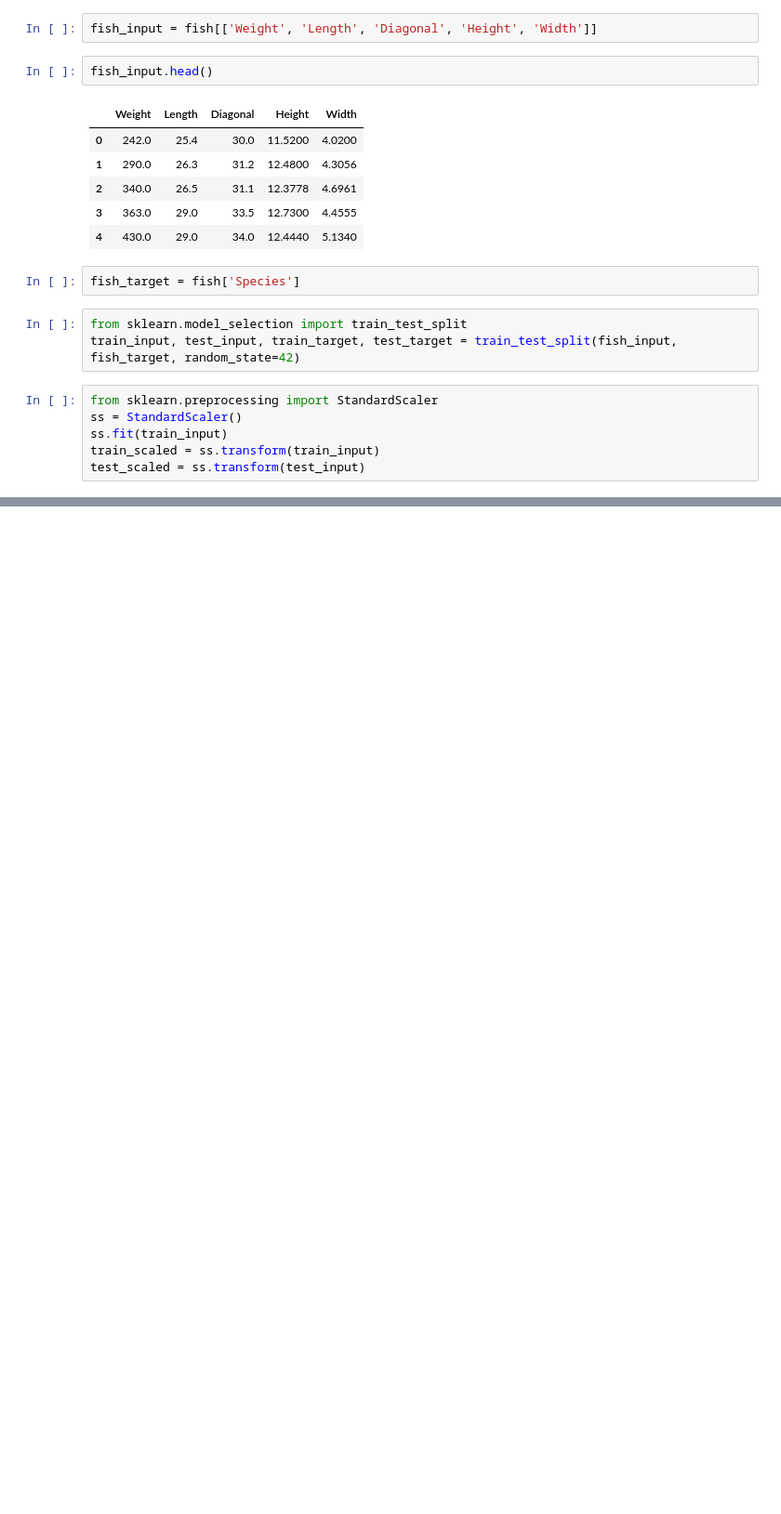
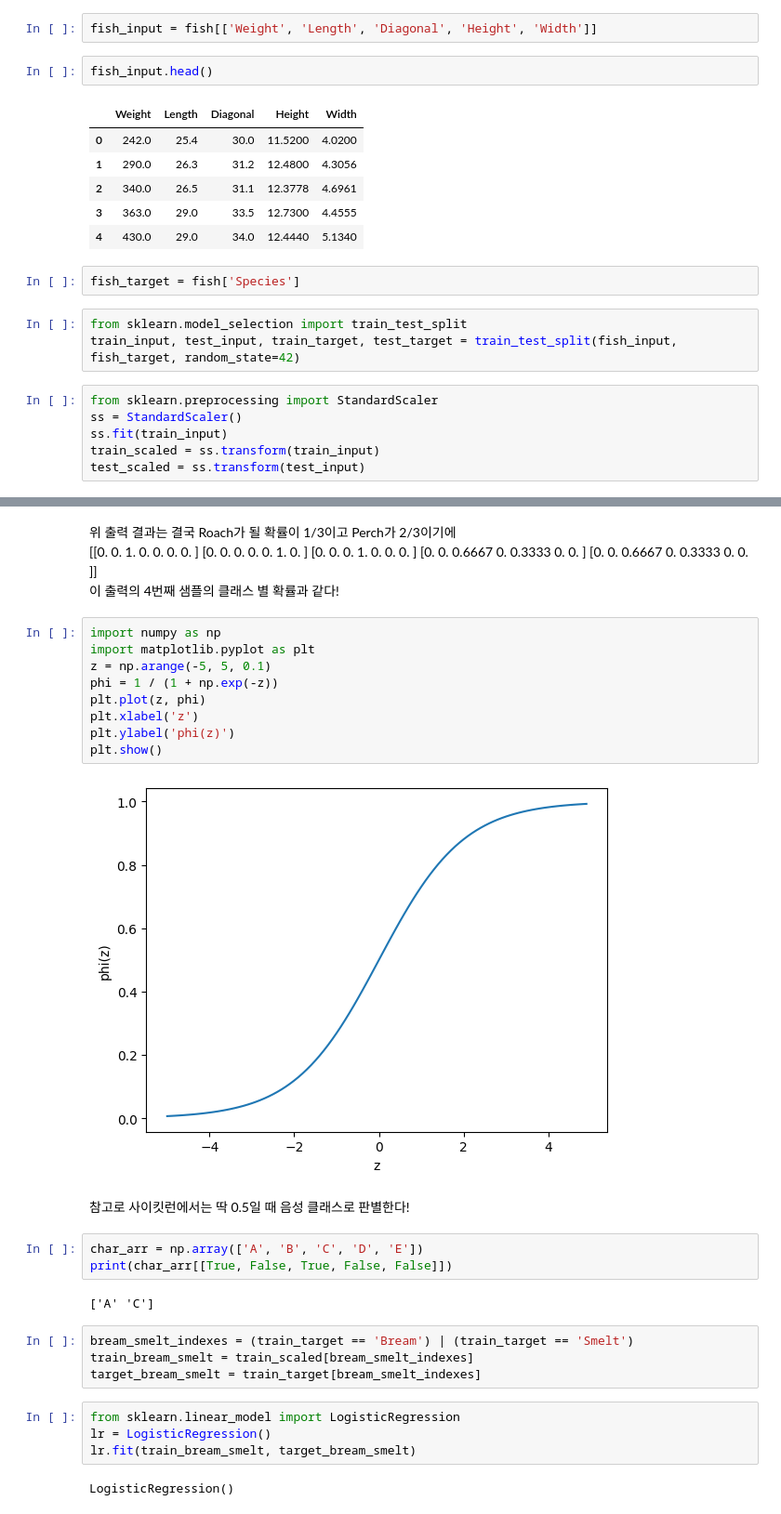
Before and after one commit to DelosIndustry/HongongML-DL_stduy, a Jupyter notebook: hongongDL.ipynb, the cells around one changed output, grey strips where cells are left out. Shown at 93% size. Cells and saved outputs as stored; diff of their text form; blank space fills up the shorter version.

```diff
--- a/hongongDL.ipynb
+++ b/hongongDL.ipynb
@@ -861,0 +894,36 @@ print(kn.score(test_scaled, test_target))
+# %% [markdown]
+위 출력 결과는 결국 Roach가 될 확률이 1/3이고 Perch가 2/3이기에
+[[0.     0.     1.     0.     0.     0.     0.    ]
+ [0.     0.     0.     0.     0.     1.     0.    ]
+ [0.     0.     0.     1.     0.     0.     0.    ]
+ [0.     0.     0.6667 0.     0.3333 0.     0.    ]
+ [0.     0.     0.6667 0.     0.3333 0.     0.    ]]
+ 이 출력의 4번째 샘플의 클래스 별 확률과 같다!
+# %%
+import numpy as np
+import matplotlib.pyplot as plt
+z = np.arange(-5, 5, 0.1)
+phi = 1 / (1 + np.exp(-z))
+plt.plot(z, phi)
+plt.xlabel('z')
+plt.ylabel('phi(z)')
+plt.show()
+# %% [output]
+[figure, added]
+# %% [markdown]
+참고로 사이킷런에서는 딱 0.5일 때 음성 클래스로 판별한다!
+# %%
+char_arr = np.array(['A', 'B', 'C', 'D', 'E'])
+print(char_arr[[True, False, True, False, False]])
+# %% [output]
+['A' 'C']
+# %%
+bream_smelt_indexes = (train_target == 'Bream') | (train_target == 'Smelt')
+train_bream_smelt = train_scaled[bream_smelt_indexes]
+target_bream_smelt = train_target[bream_smelt_indexes]
+# %%
+from sklearn.linear_model import LogisticRegression
+lr = LogisticRegression()
+lr.fit(train_bream_smelt, target_bream_smelt)
+# %% [output]
+LogisticRegression()
```
Also changed, not shown: parts of 30 cells of this notebook.
